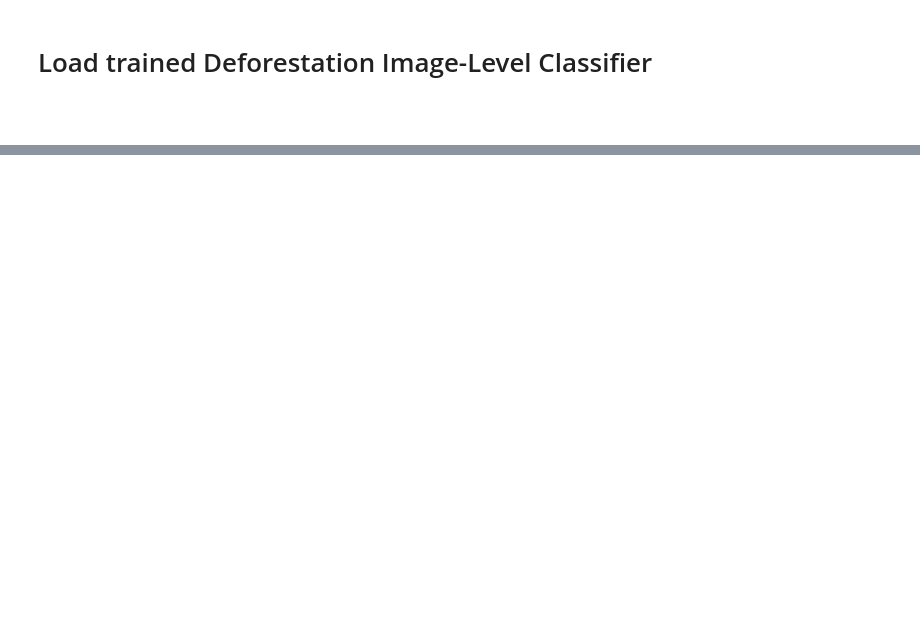
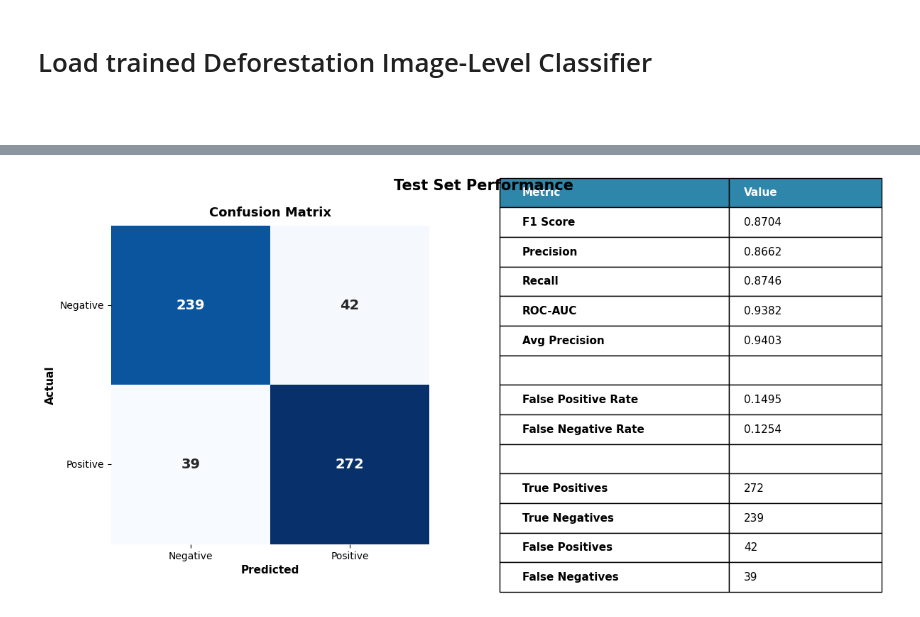
Before and after one commit to luismaecker/burned_embedder, a Jupyter notebook: notebooks/main.ipynb, the cells around one changed output, grey strips where cells are left out. Cells and saved outputs as stored; diff of their text form; code cells hidden in the pictures; blank space fills up the shorter version.

```diff
--- a/notebooks/main.ipynb
+++ b/notebooks/main.ipynb
@@ -111,0 +198,13 @@ Trainable parameters: 3,378,201
+# %%
+# Calculate metrics
+f1 = f1_score(all_labels, all_preds)
+precision = precision_score(all_labels, all_preds, zero_division=0)
+recall = recall_score(all_labels, all_preds, zero_division=0)
+roc_auc = roc_auc_score(all_labels, all_probs)
+avg_precision = average_precision_score(all_labels, all_probs)
+cm = confusion_matrix(all_labels, all_preds)
+
+# Error rates
+tn, fp, fn, tp = cm[0,0], cm[0,1], cm[1,0], cm[1,1]
+fpr = fp / (fp + tn) if (fp + tn) > 0 else 0
+fnr = fn / (fn + tp) if (fn + tp) > 0 else 0
@@ -111,0 +256,73 @@ Trainable parameters: 3,378,201
+# %%
+# Visualize confusion matrix and metrics (same style as 08_create_val_report.py)
+import seaborn as sns
+
+fig = plt.figure(figsize=(14, 6))
+gs = fig.add_gridspec(1, 2, width_ratios=[1, 1.2], hspace=0.3)
+
+# Confusion Matrix
+ax1 = fig.add_subplot(gs[0])
+sns.heatmap(
+    cm,
+    annot=True,
+    fmt='d',
+    cmap='Blues',
+    ax=ax1,
+    cbar=False,
+    square=True,
+    annot_kws={'size': 14, 'weight': 'bold'}
+)
+ax1.set_title('Confusion Matrix', fontsize=13, fontweight='bold', pad=10)
+ax1.set_ylabel('Actual', fontsize=11, fontweight='bold')
+ax1.set_xlabel('Predicted', fontsize=11, fontweight='bold')
+ax1.set_xticklabels(['Negative', 'Positive'], fontsize=10)
+ax1.set_yticklabels(['Negative', 'Positive'], fontsize=10, rotation=0)
+
+# Metrics table
+ax2 = fig.add_subplot(gs[1])
+ax2.axis('tight')
+ax2.axis('off')
+
+metrics_data = [
+    ['Metric', 'Value'],
+    ['F1 Score', f"{f1:.4f}"],
+    ['Precision', f"{precision:.4f}"],
+    ['Recall', f"{recall:.4f}"],
+    ['ROC-AUC', f"{roc_auc:.4f}"],
+    ['Avg Precision', f"{avg_precision:.4f}"],
+    ['', ''],
+    ['False Positive Rate', f"{fpr:.4f}"],
+    ['False Negative Rate', f"{fnr:.4f}"],
+    ['', ''],
+    ['True Positives', f"{tp}"],
+    ['True Negatives', f"{tn}"],
+    ['False Positives', f"{fp}"],
+    ['False Negatives', f"{fn}"],
+]
+
+table = ax2.table(
+    cellText=metrics_data,
+    cellLoc='left',
+    loc='center',
+    colWidths=[0.6, 0.4]
+)
+table.auto_set_font_size(False)
+table.set_fontsize(11)
+table.scale(1, 2.5)
+
+# Style header row
+for i in range(2):
+    table[(0, i)].set_facecolor('#2E86AB')
+    table[(0, i)].set_text_props(weight='bold', color='white')
+
+# Style metric rows
+for i in range(1, len(metrics_data)):
+    if metrics_data[i][0] == '':
+        continue
+    table[(i, 0)].set_text_props(weight='bold')
+
+plt.suptitle('Test Set Performance', fontsize=15, fontweight='bold')
+plt.tight_layout()
+plt.show()
+# %% [output]
+[figure, added]
```
Also changed, not shown: parts of 9 cells of this notebook, 2 other files.
